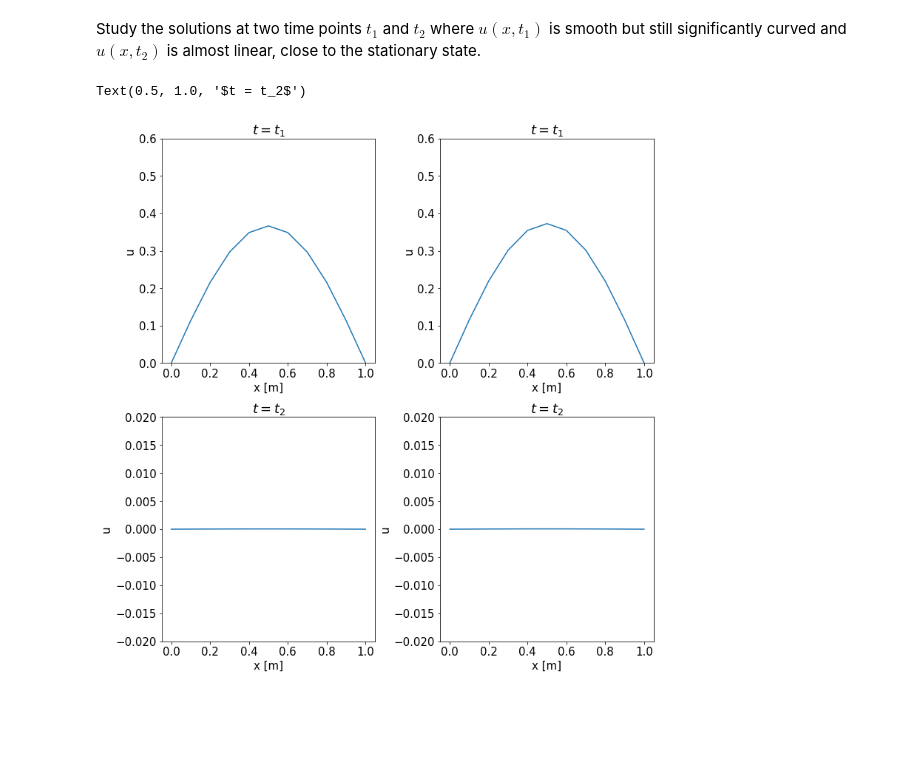
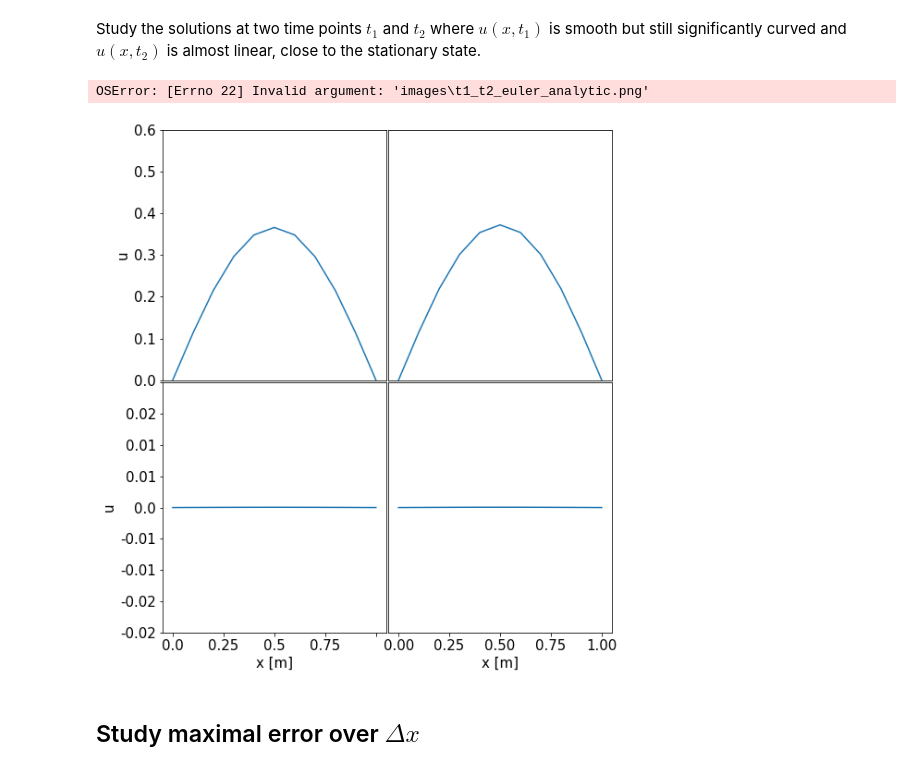
Before and after one commit to am-kaiser/CompSci-Project-2, a Jupyter notebook: PDE_Solver/examples/heat_equation.ipynb, the cells around one changed output. Cells and saved outputs as stored; diff of their text form; code cells hidden in the pictures; blank space fills up the shorter version.

```diff
--- a/PDE_Solver/examples/heat_equation.ipynb
+++ b/PDE_Solver/examples/heat_equation.ipynb
@@ -127,32 +142,49 @@ u_explicit_1_dx_t2 = u_explicit_1_dx[:,t2]
 # %%
 %matplotlib inline
 plt.rc('font', **{'size':'15'})
 fig, axs = plt.subplots(2,2, figsize=(10,10))
-fig.tight_layout(pad=0.4, w_pad=3, h_pad=3.0)
+fig.subplots_adjust(wspace=0.01, hspace=0.01, right=0.8)
 
 axs[0,0].plot(x_1_dx, u_euler_1_dx_t1)
-axs[0,0].set_xlabel('x [m]')
+#axs[0,0].set_xlabel('x [m]')
+axs[0,0].set_xticks([])
 axs[0,0].set_ylabel('u')
 axs[0,0].set_ylim(0,0.6)
-axs[0,0].set_title(r'$t = t_1$')
+#axs[0,0].set_title(r'EULER: $t = t_1$')
 
 axs[0,1].plot(x_1_dx, u_explicit_1_dx_t1)
-axs[0,1].set_xlabel('x [m]')
-axs[0,1].set_ylabel('u')
+#axs[0,1].set_xlabel('x [m]')
+#axs[0,1].set_ylabel('u')
 axs[0,1].set_ylim(0,0.6)
-axs[0,1].set_title(r'$t = t_1$')
+axs[0,1].set_xticks([])
+axs[0,1].set_yticks([])
+#axs[0,1].set_title(r'ANALYTIC: $t = t_1$')
 
 axs[1,0].plot(x_1_dx, u_euler_1_dx_t2)
 axs[1,0].set_xlabel('x [m]')
 axs[1,0].set_ylabel('u')
 axs[1,0].set_ylim(-0.02,0.02)
-axs[1,0].set_title(r'$t = t_2$')
+
+labels_y_t2 = np.around([float(i) for i in axs[1,0].get_yticks().tolist()],2)
+labels_y_t2 = labels_y_t2[:-1]
+axs[1,0].set_yticklabels(labels_y_t2)
+
+labels_x_t2 = axs[1,0].get_xticks().tolist()
+labels_x_t2[-2:] = ''
+axs[1,0].set_xticklabels(labels_x_t2)
+
+#axs[1,0].set_title(r'$EULER: t = t_2$')
 
 axs[1,1].plot(x_1_dx, u_explicit_1_dx_t2)
 axs[1,1].set_xlabel('x [m]')
-axs[1,1].set_ylabel('u')
+#axs[1,1].set_ylabel('u')
+axs[1,1].set_yticks([])
 axs[1,1].set_ylim(-0.02,0.02)
-axs[1,1].set_title(r'$t = t_2$')
+#axs[1,1].set_title(r'ANALYTIC: $t = t_2$')
+
+plt.savefig('images\t1_t2_euler_analytic.png')
 # %% [output]
-Text(0.5, 1.0, '$t = t_2$')
+OSError: [Errno 22] Invalid argument: 'images\t1_t2_euler_analytic.png'
-[figure, old version]
+[figure, new version]
+# %% [markdown]
+## Study maximal error over $\Delta x$
```
Also changed, not shown: parts of 7 cells of this notebook, 9 other files.
